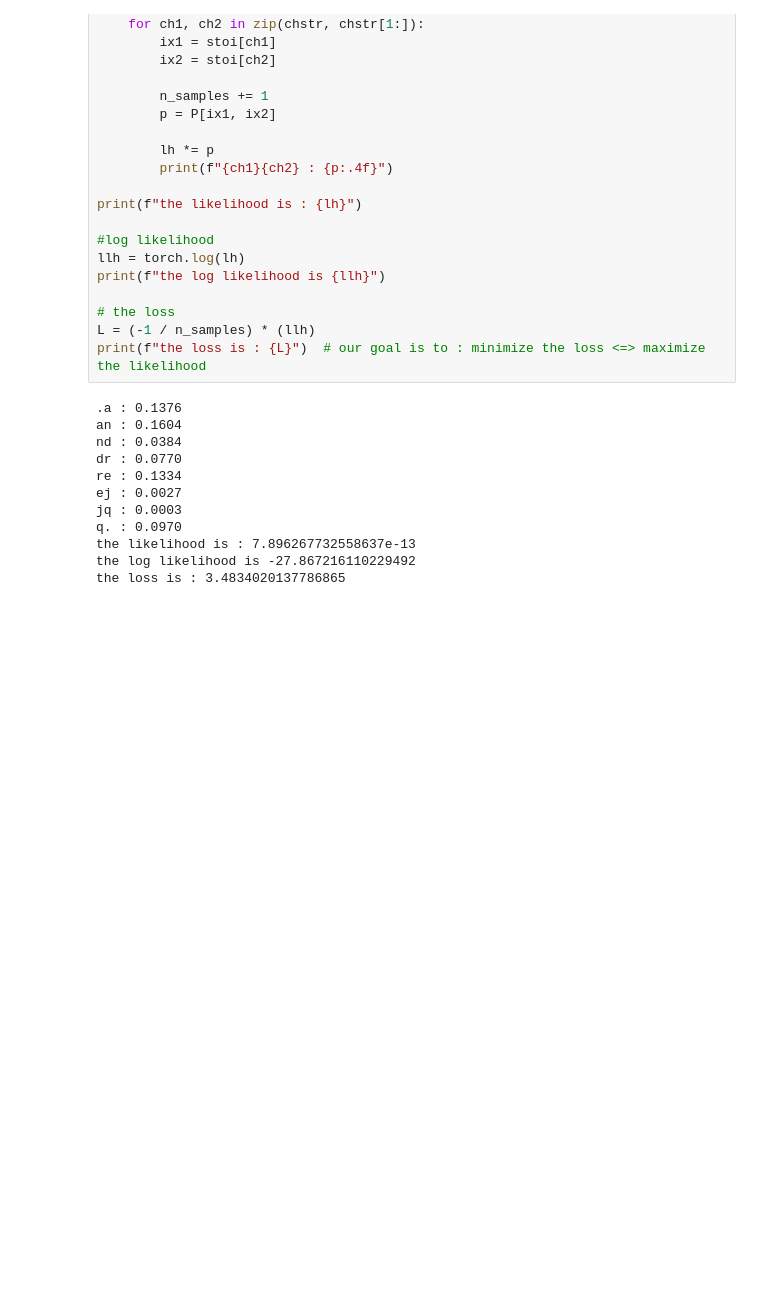
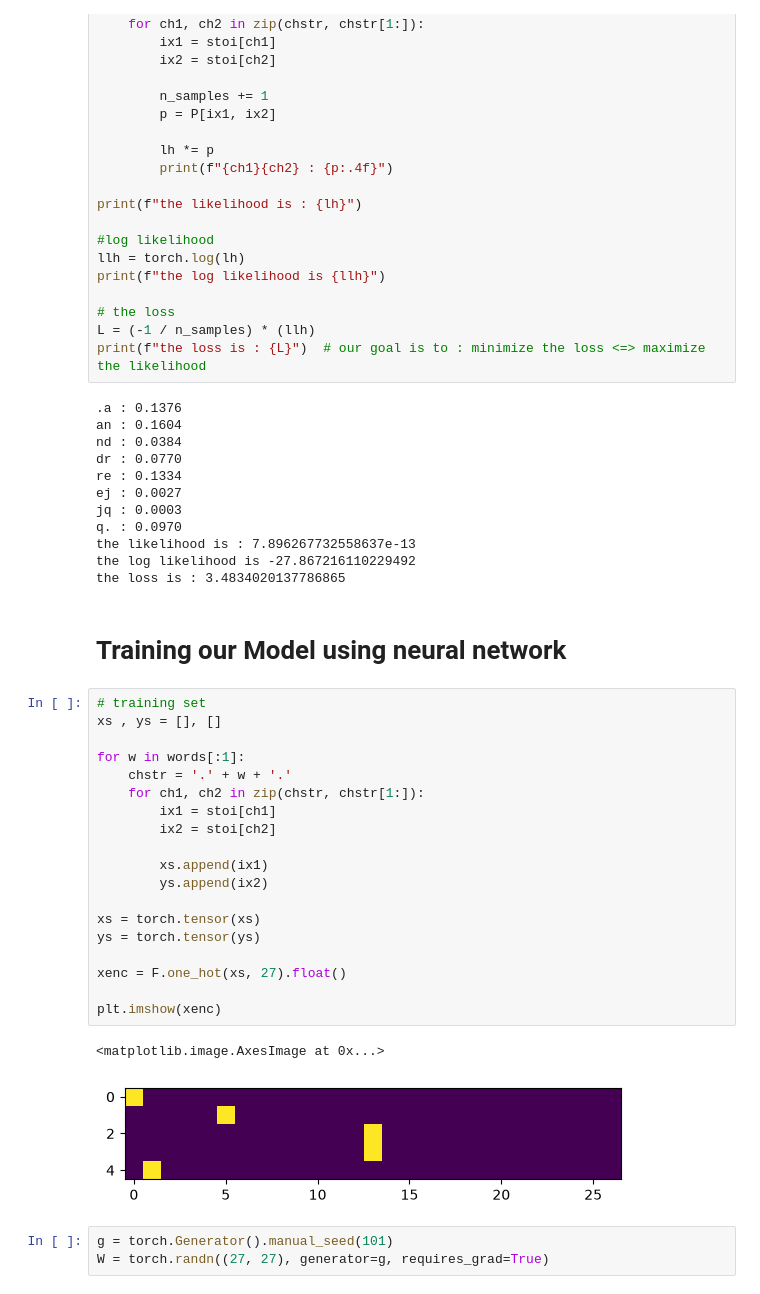
Before and after one commit to adam-elkhatabi/makemore-python, a Jupyter notebook: makemore/makemore_part1.ipynb, the cells around one changed output. Cells and saved outputs as stored; diff of their text form; blank space fills up the shorter version.

```diff
--- a/makemore/makemore_part1.ipynb
+++ b/makemore/makemore_part1.ipynb
@@ -133,3 +134,30 @@ q. : 0.0970
 the likelihood is : 7.896267732558637e-13
 the log likelihood is -27.867216110229492
 the loss is : 3.4834020137786865
+# %% [markdown]
+# Training our Model using neural network
+# %%
+# training set
+xs , ys = [], []
+
+for w in words[:1]:
+    chstr = '.' + w + '.'
+    for ch1, ch2 in zip(chstr, chstr[1:]):
+        ix1 = stoi[ch1]
+        ix2 = stoi[ch2]
+
+        xs.append(ix1)
+        ys.append(ix2)
+
+xs = torch.tensor(xs)
+ys = torch.tensor(ys)
+
+xenc = F.one_hot(xs, 27).float()
+
+plt.imshow(xenc)
+# %% [output]
+<matplotlib.image.AxesImage at 0x...>
+[figure, added]
+# %%
+g = torch.Generator().manual_seed(101)
+W = torch.randn((27, 27), generator=g, requires_grad=True)
```
Also changed, not shown: parts of 7 cells of this notebook.
